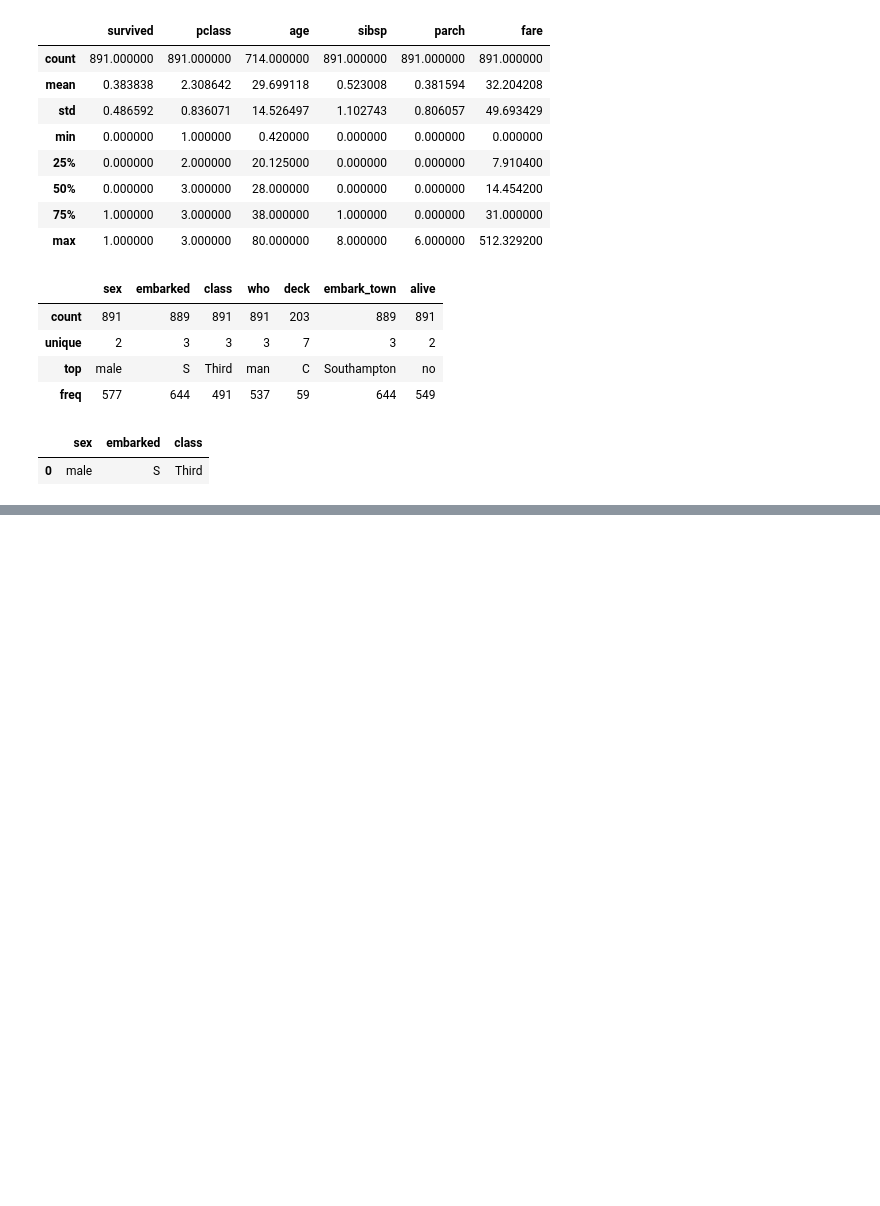
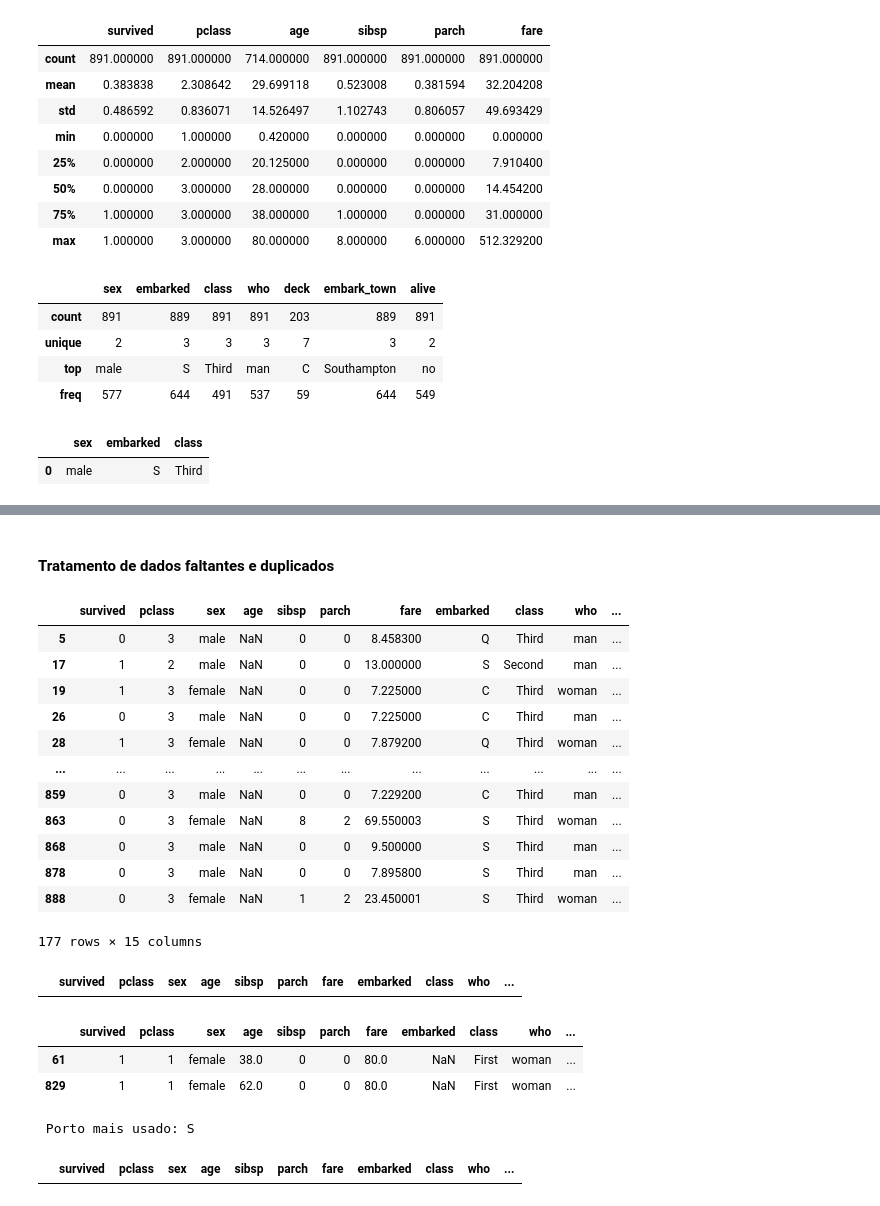
Before and after one commit to mariotlemes/pos-NLP, a Jupyter notebook: src/preliminar/python_para_processamento_dados_estudo_de_caso.ipynb, the cells around one changed output, grey strips where cells are left out. Saved outputs shown, nothing was run; the diff lists cells and outputs as text; code cells hidden in the pictures; blank space fills up the shorter version.

```diff
--- a/src/preliminar/python_para_processamento_dados_estudo_de_caso.ipynb
+++ b/src/preliminar/python_para_processamento_dados_estudo_de_caso.ipynb
@@ -72,0 +96,27 @@ moda_categorica
+# %%
+# coluna deck tem apenas 203 entradas não-nulas. Isto é um indício para remoção
+titanic.drop('deck', axis=1, inplace=True)
+# titanic
+
+# coluna fare (tarifa) pode ser reduzida de tamanho (float64 para float62) para ocupar menos memória
+titanic['fare'] = titanic['fare'].astype(np.float32)
+titanic.info()
+# %% [markdown]
+#### Tratamento de dados faltantes e duplicados
+# %%
+# são 177 dados faltantes (NaN - not a number)
+titanic[titanic['age'].isnull()]
+# %% [output]
+|  | survived | pclass | sex | age | sibsp | parch | fare | embarked | class | who | ... |
+| 5 | 0 | 3 | male | NaN | 0 | 0 | 8.458300 | Q | Third | man | ... |
+| 17 | 1 | 2 | male | NaN | 0 | 0 | 13.000000 | S | Second | man | ... |
+| 19 | 1 | 3 | female | NaN | 0 | 0 | 7.225000 | C | Third | woman | ... |
+| 26 | 0 | 3 | male | NaN | 0 | 0 | 7.225000 | C | Third | man | ... |
+| 28 | 1 | 3 | female | NaN | 0 | 0 | 7.879200 | Q | Third | woman | ... |
+| ... | ... | ... | ... | ... | ... | ... | ... | ... | ... | ... | ... |
+| 859 | 0 | 3 | male | NaN | 0 | 0 | 7.229200 | C | Third | man | ... |
+| 863 | 0 | 3 | female | NaN | 8 | 2 | 69.550003 | S | Third | woman | ... |
+| 868 | 0 | 3 | male | NaN | 0 | 0 | 9.500000 | S | Third | man | ... |
+| 878 | 0 | 3 | male | NaN | 0 | 0 | 7.895800 | S | Third | man | ... |
+| 888 | 0 | 3 | female | NaN | 1 | 2 | 23.450001 | S | Third | woman | ... |
+177 rows × 15 columns
@@ -72,0 +126,18 @@ moda_categorica
+# %%
+# mostrar os dados faltantes, após a inserção das medias das idades
+titanic[titanic['age'].isnull()]
+# %% [output]
+|  | survived | pclass | sex | age | sibsp | parch | fare | embarked | class | who | ... |
+# %%
+# dados faltantes da coluna 'embarked'. Apenas duas instâncias apresentam NaN.
+titanic[titanic['embarked'].isnull()]
+# %% [output]
+|  | survived | pclass | sex | age | sibsp | parch | fare | embarked | class | who | ... |
+| 61 | 1 | 1 | female | 38.0 | 0 | 0 | 80.0 | NaN | First | woman | ... |
+| 829 | 1 | 1 | female | 62.0 | 0 | 0 | 80.0 | NaN | First | woman | ... |
+# %%
+# porto mais usado através da métrica moda
+porto_mais_usado = titanic['embarked'].mode()[0]
+print(f" Porto mais usado: {porto_mais_usado}")
+# %% [output]
+ Porto mais usado: S
@@ -72,0 +147,5 @@ moda_categorica
+# %%
+# verificação da coluna 'embarked' pós tratamento
+titanic[titanic['embarked'].isnull()]
+# %% [output]
+|  | survived | pclass | sex | age | sibsp | parch | fare | embarked | class | who | ... |
```
Also changed, not shown: parts of 10 cells of this notebook.
